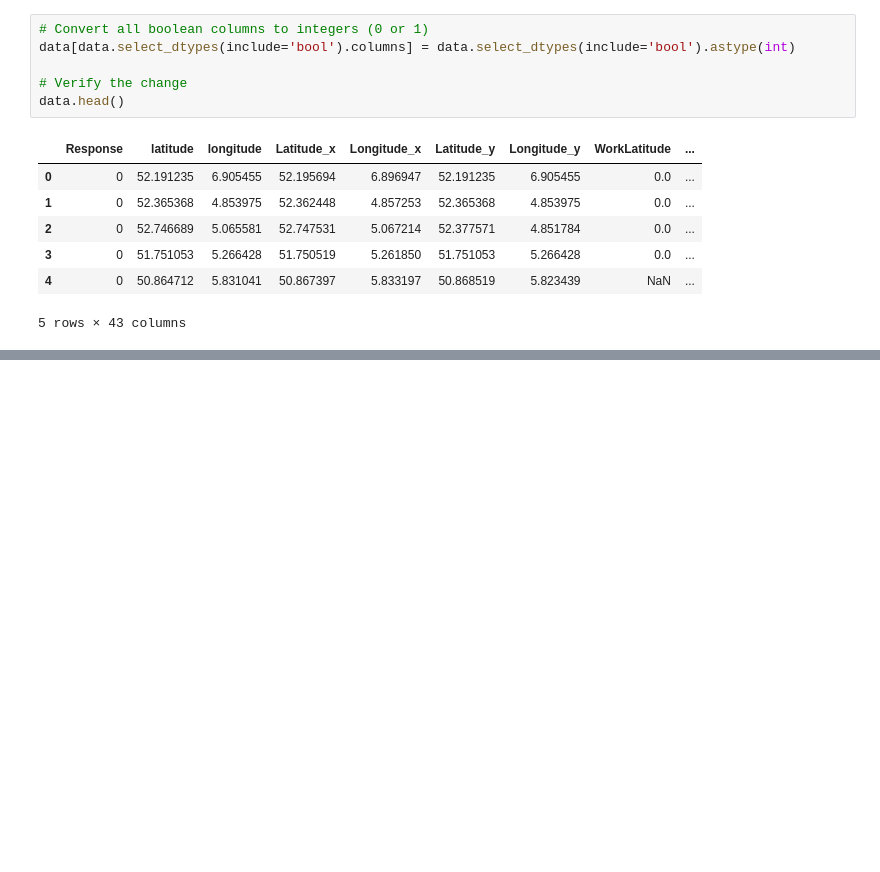
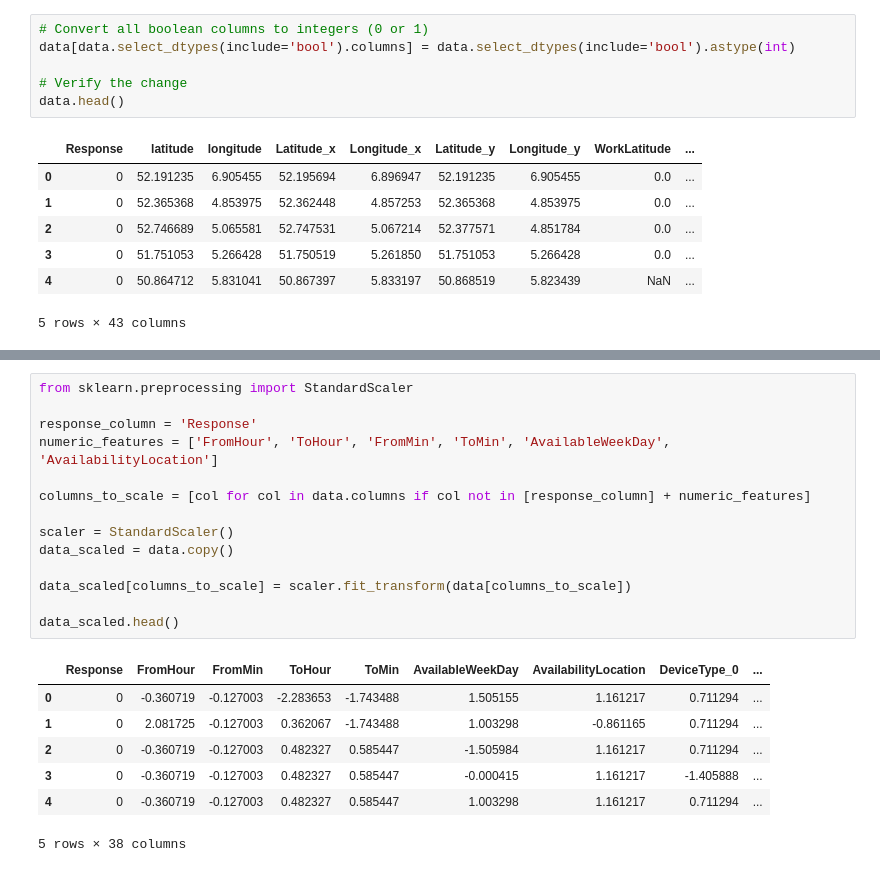
Before and after one commit to kayc0des/volunteer_reponse_eda, a Jupyter notebook: EDA.ipynb, the cells around one changed output, grey strips where cells are left out. Saved outputs shown, nothing was run; the diff lists cells and outputs as text; blank space fills up the shorter version.

```diff
--- a/EDA.ipynb
+++ b/EDA.ipynb
@@ -743,0 +775,22 @@ ModuleNotFoundError: No module named 'geopy'
+# %%
+from sklearn.preprocessing import StandardScaler
+
+response_column = 'Response'
+numeric_features = ['FromHour', 'ToHour', 'FromMin', 'ToMin', 'AvailableWeekDay', 'AvailabilityLocation']
+
+columns_to_scale = [col for col in data.columns if col not in [response_column] + numeric_features]
+
+scaler = StandardScaler()
+data_scaled = data.copy()
+
+data_scaled[columns_to_scale] = scaler.fit_transform(data[columns_to_scale])
+
+data_scaled.head()
+# %% [output]
+|  | Response | FromHour | FromMin | ToHour | ToMin | AvailableWeekDay | AvailabilityLocation | DeviceType_0 | ... |
+| 0 | 0 | -0.360719 | -0.127003 | -2.283653 | -1.743488 | 1.505155 | 1.161217 | 0.711294 | ... |
+| 1 | 0 | 2.081725 | -0.127003 | 0.362067 | -1.743488 | 1.003298 | -0.861165 | 0.711294 | ... |
+| 2 | 0 | -0.360719 | -0.127003 | 0.482327 | 0.585447 | -1.505984 | 1.161217 | 0.711294 | ... |
+| 3 | 0 | -0.360719 | -0.127003 | 0.482327 | 0.585447 | -0.000415 | 1.161217 | -1.405888 | ... |
+| 4 | 0 | -0.360719 | -0.127003 | 0.482327 | 0.585447 | 1.003298 | 1.161217 | 0.711294 | ... |
+5 rows × 38 columns
```
Also changed, not shown: parts of 3 cells of this notebook.
